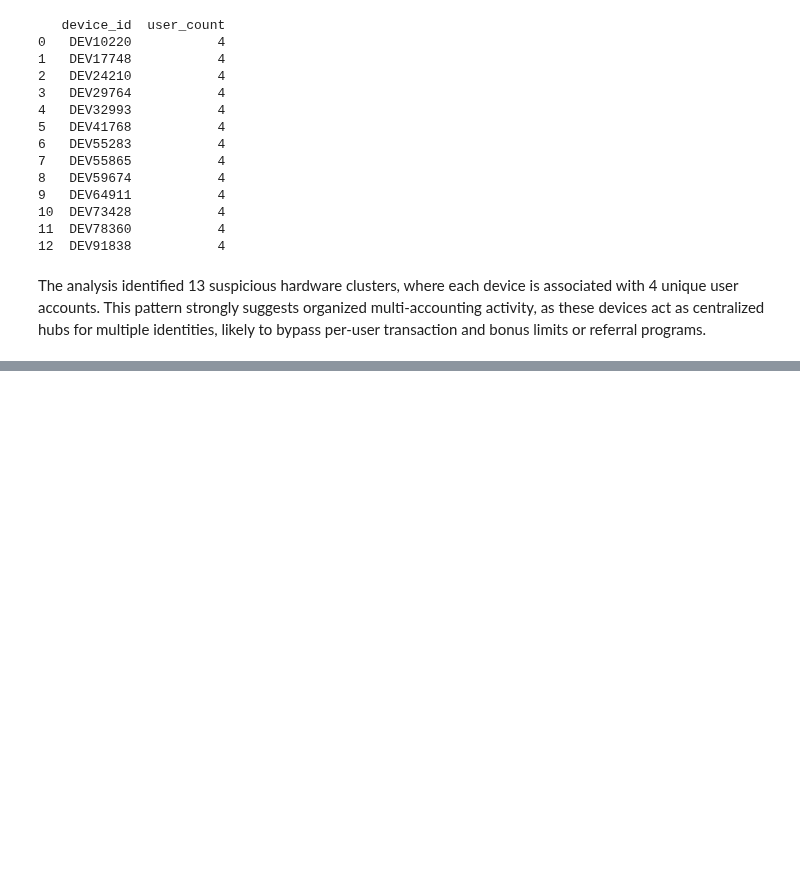
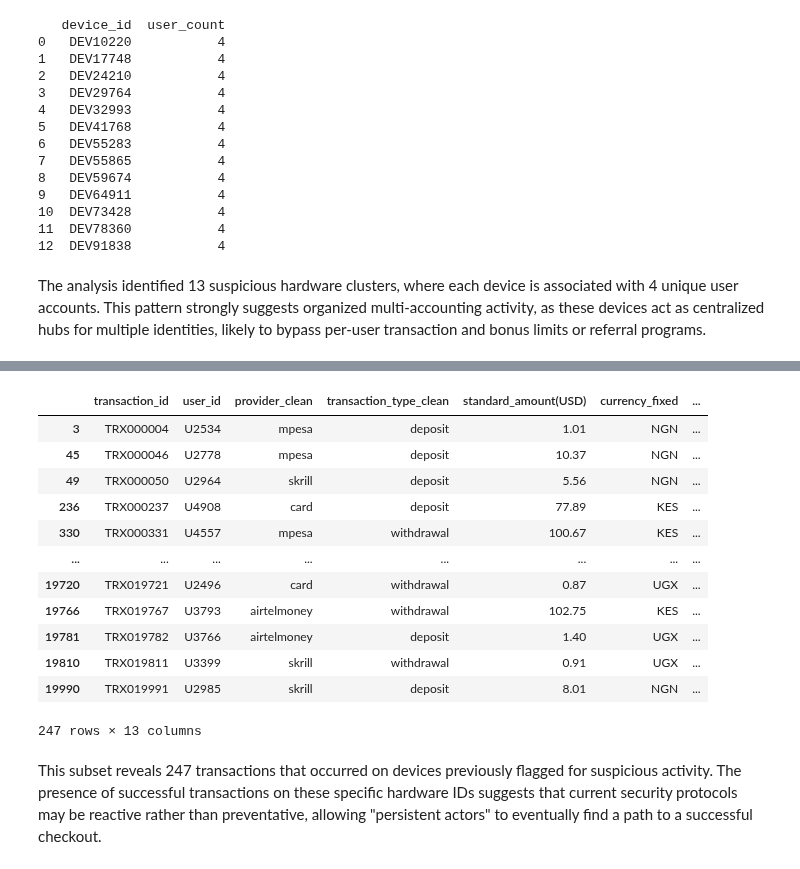
Before and after one commit to mutumaian29/payments-intelligence, a Jupyter notebook: Project_Shield_and_Scale.ipynb, the cells around one changed output, grey strips where cells are left out. Drawn from its saved outputs; the diff is of its cells as text; code cells hidden in the pictures; blank space fills up the shorter version.

```diff
--- a/Project_Shield_and_Scale.ipynb
+++ b/Project_Shield_and_Scale.ipynb
@@ -591,0 +606,32 @@ The analysis identified 13 suspicious hardware clusters, where each device is as
+# %%
+#devices suspected of fraud that later had success
+
+# devices with at least one fraud record
+fraud_devices = df[(df['status_clean'] == 'failed') & (df['failure_reason'] == 'fraud_suspected')]['device_id'].unique()
+
+#devices with at least one success record
+success_devices = df[df['status_clean'] == 'success']['device_id'].unique()
+
+# intersection
+both_statuses = set(fraud_devices).intersection(success_devices)
+
+#Filtering the original DataFrame for these specific devices
+filtered_df = df[df['device_id'].isin(both_statuses)]
+
+filtered_df
+# %% [output]
+|  | transaction_id | user_id | provider_clean | transaction_type_clean | standard_amount(USD) | currency_fixed | ... |
+| 3 | TRX000004 | U2534 | mpesa | deposit | 1.01 | NGN | ... |
+| 45 | TRX000046 | U2778 | mpesa | deposit | 10.37 | NGN | ... |
+| 49 | TRX000050 | U2964 | skrill | deposit | 5.56 | NGN | ... |
+| 236 | TRX000237 | U4908 | card | deposit | 77.89 | KES | ... |
+| 330 | TRX000331 | U4557 | mpesa | withdrawal | 100.67 | KES | ... |
+| ... | ... | ... | ... | ... | ... | ... | ... |
+| 19720 | TRX019721 | U2496 | card | withdrawal | 0.87 | UGX | ... |
+| 19766 | TRX019767 | U3793 | airtelmoney | withdrawal | 102.75 | KES | ... |
+| 19781 | TRX019782 | U3766 | airtelmoney | deposit | 1.40 | UGX | ... |
+| 19810 | TRX019811 | U3399 | skrill | withdrawal | 0.91 | UGX | ... |
+| 19990 | TRX019991 | U2985 | skrill | deposit | 8.01 | NGN | ... |
+247 rows × 13 columns
+# %% [markdown]
+This subset reveals 247 transactions that occurred on devices previously flagged for suspicious activity. The presence of successful transactions on these specific hardware IDs suggests that current security protocols may be reactive rather than preventative, allowing "persistent actors" to eventually find a path to a successful checkout.
```
Also changed, not shown: parts of 2 cells of this notebook.
